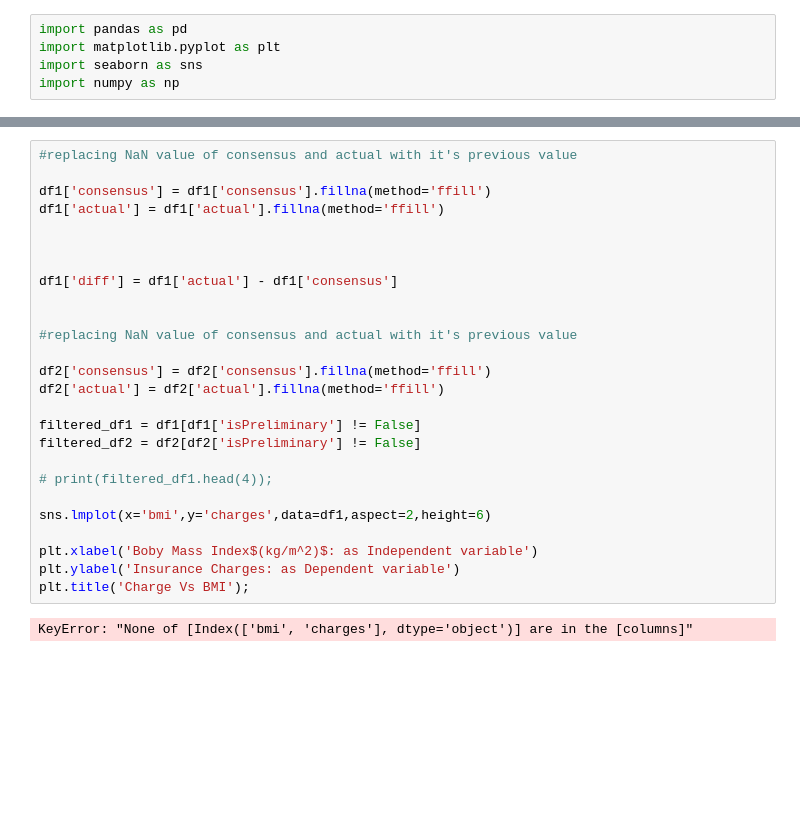
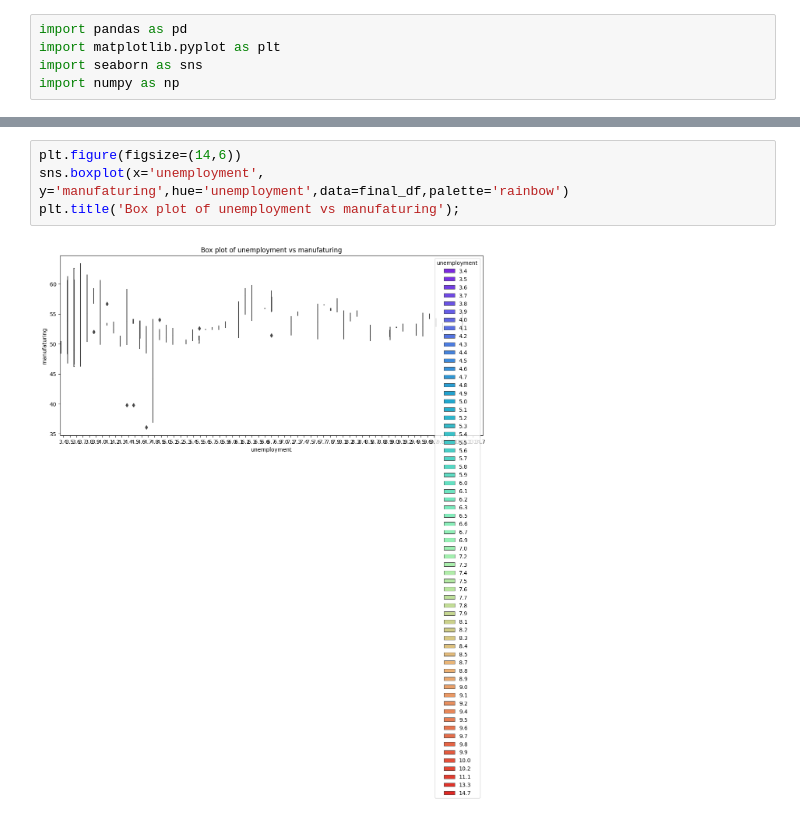
Before and after one commit to Suraj6E/RegressionAnalysis_USD, a Jupyter notebook: DataCleanUP.ipynb, the cells around one changed output, grey strips where cells are left out. Drawn from its saved outputs; the diff is of its cells as text; blank space fills up the shorter version.

```diff
--- a/DataCleanUP.ipynb
+++ b/DataCleanUP.ipynb
@@ -93,30 +109,8 @@ ax.set_title('Violin plot of actual vs consensus');
-# %%
-#replacing NaN value of consensus and actual with it's previous value
-
-df1['consensus'] = df1['consensus'].fillna(method='ffill')
-df1['actual'] = df1['actual'].fillna(method='ffill')
-
-
-
-df1['diff'] = df1['actual'] - df1['consensus']
-
-
-#replacing NaN value of consensus and actual with it's previous value
-
-df2['consensus'] = df2['consensus'].fillna(method='ffill')
-df2['actual'] = df2['actual'].fillna(method='ffill')
-
-filtered_df1 = df1[df1['isPreliminary'] != False]
-filtered_df2 = df2[df2['isPreliminary'] != False]
-
-# print(filtered_df1.head(4));
-
-sns.lmplot(x='bmi',y='charges',data=df1,aspect=2,height=6)
-
-plt.xlabel('Boby Mass Index$(kg/m^2)$: as Independent variable')
-plt.ylabel('Insurance Charges: as Dependent variable')
-plt.title('Charge Vs BMI');
-# %% [output]
-KeyError: "None of [Index(['bmi', 'charges'], dtype='object')] are in the [columns]"
+# %%
+plt.figure(figsize=(14,6))
+sns.boxplot(x='unemployment', y='manufaturing',hue='unemployment',data=final_df,palette='rainbow')
+plt.title('Box plot of unemployment vs manufaturing');
+# %% [output]
+[figure, added]
 # %%
 
```
Also changed, not shown: parts of 16 cells of this notebook, 1 other file.
